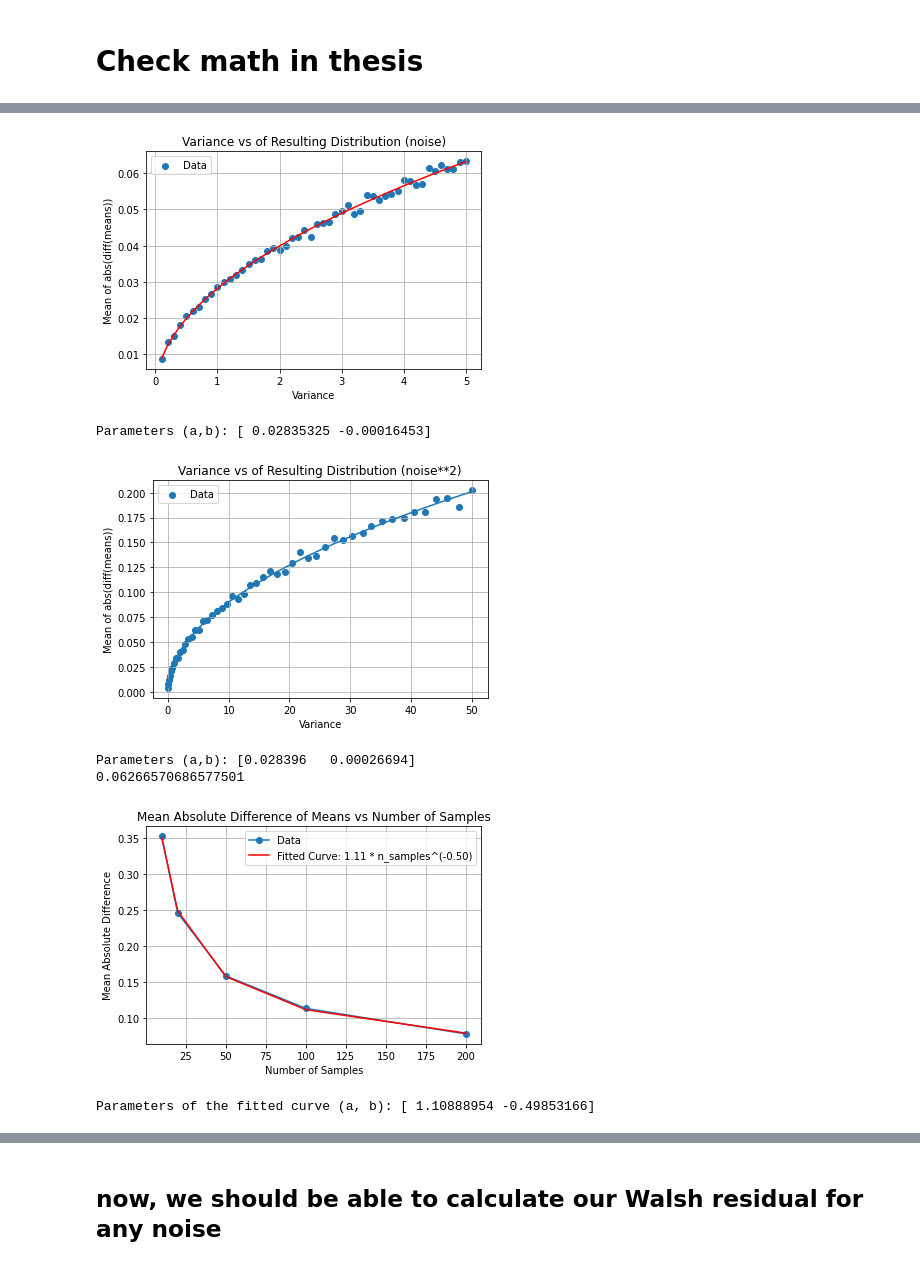
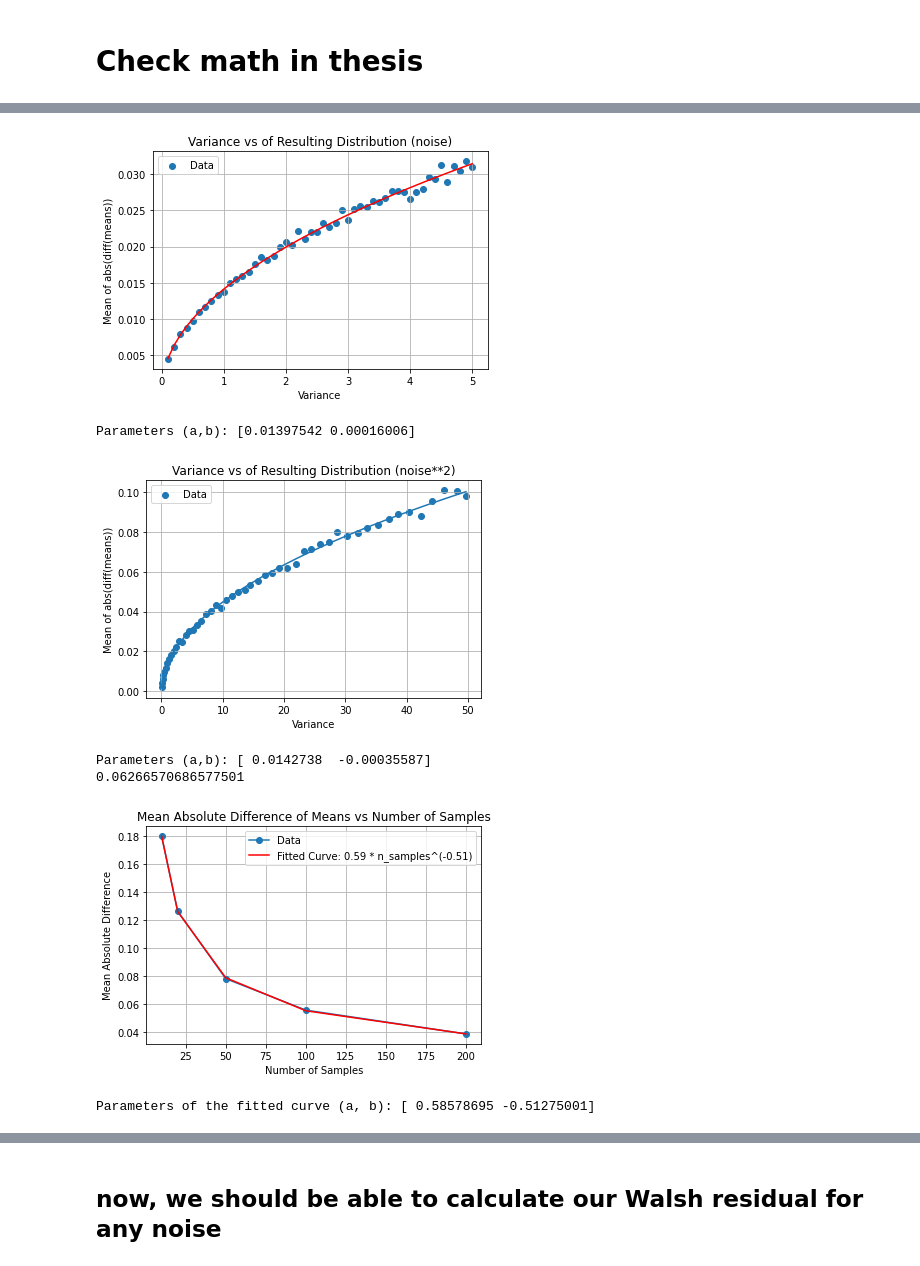
Before and after one commit to lmberkhout/walsh_sims, a Jupyter notebook: psdemo.ipynb, the cells around one changed output, grey strips where cells are left out. Cells and saved outputs as stored; diff of their text form; code cells hidden in the pictures.

```diff
--- a/psdemo.ipynb
+++ b/psdemo.ipynb
@@ -1212,7 +1212,7 @@ for i in range(num_trials):
     mean2 = np.mean(samples2)
 
     # Calculate absolute difference of means
-    abs_diff_means[i] = np.abs(mean1 - mean2)
+    abs_diff_means[i] = np.abs(mean1 - mean2)/2
 
 # Plot histogram of absolute differences of means
 plt.hist(abs_diff_means, bins=30, density=True, color='skyblue', edgecolor='black')
@@ -1247,7 +1245,7 @@ for variance in variance_values:
         mean1 = np.mean(samples1)
         mean2 = np.mean(samples2)
 
-        abs_diff_means[i] = np.abs(mean1 - mean2)
+        abs_diff_means[i] = np.abs(mean1 - mean2)/2
 
     mean_resulting_distribution = np.mean(abs_diff_means)
     mean_results.append(mean_resulting_distribution)
@@ -1265,8 +1263,8 @@ plt.show()
 
 print("Parameters (a,b):", popt)
 # %% [output]
-[figure, old version]
+[figure, new version]
-Parameters (a,b): [ 0.02835325 -0.00016453]
+Parameters (a,b): [0.01397542 0.00016006]
 # %%
 import numpy as np
 import matplotlib.pyplot as plt
@@ -1294,36 +1292,36 @@ for variance in variance_values:
 
         # Calculate means of the two trials
         mean1 = np.mean(samples1)
         mean2 = np.mean(samples2)
 
         var1 = np.var(samples1)
         variances.append(var1)
 
-        abs_diff_means[i] = np.abs(mean1 - mean2)
+        abs_diff_means[i] = np.abs(mean1 - mean2)/2
 
     var_tot.append(np.mean(variances))
     mean_resulting_distribution = np.mean(abs_diff_means)
     mean_results.append(mean_resulting_distribution)
 
 
 popt, pcov = curve_fit(func, var_tot, mean_results)
 
 
 plt.scatter(var_tot, mean_results, label='Data')
 plt.plot(var_tot, func(var_tot, *popt))
 
 plt.title('Variance vs of Resulting Distribution (noise**2)')
 plt.xlabel('Variance')
 plt.ylabel('Mean of abs(diff(means))')
 plt.legend()
 plt.grid(True)
 plt.show()
 
 print("Parameters (a,b):", popt)
 print(1/(np.sqrt(num_samples/(2*np.pi))))
 # %% [output]
-[figure, old version]
+[figure, new version]
-Parameters (a,b): [0.028396   0.00026694]
+Parameters (a,b): [ 0.0142738  -0.00035587]
 0.06266570686577501
 # %%
 import numpy as np
@@ -1343,7 +1341,7 @@ def mean_abs_diff(num_samples, num_trials, variance):
         mean2 = np.mean(samples2)
 
         # Calculate absolute difference of means
-        abs_diff_means[i] = np.abs(mean1 - mean2)
+        abs_diff_means[i] = np.abs(mean1 - mean2)/2
 
     # Calculate mean of the resulting distribution
     return np.mean(abs_diff_means)
@@ -1378,8 +1376,8 @@ plt.show()
 # Display the parameters of the fitted curve
 print("Parameters of the fitted curve (a, b):", popt)
 # %% [output]
-[figure, old version]
+[figure, new version]
-Parameters of the fitted curve (a, b): [ 1.10888954 -0.49853166]
+Parameters of the fitted curve (a, b): [ 0.58578695 -0.51275001]
 # %%
 import numpy as np
 import matplotlib.pyplot as plt
```
Also changed, not shown: parts of 13 cells of this notebook, 1 other file.
